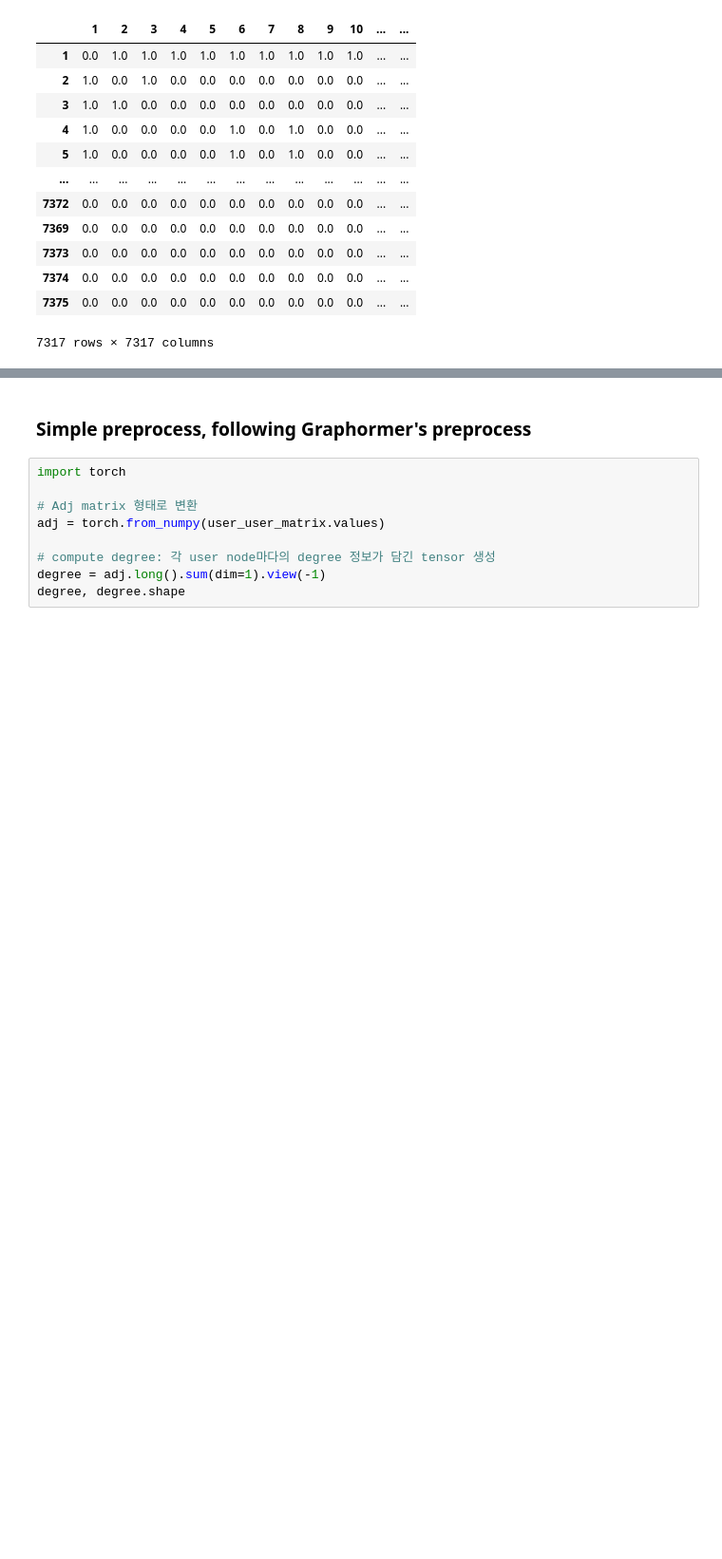
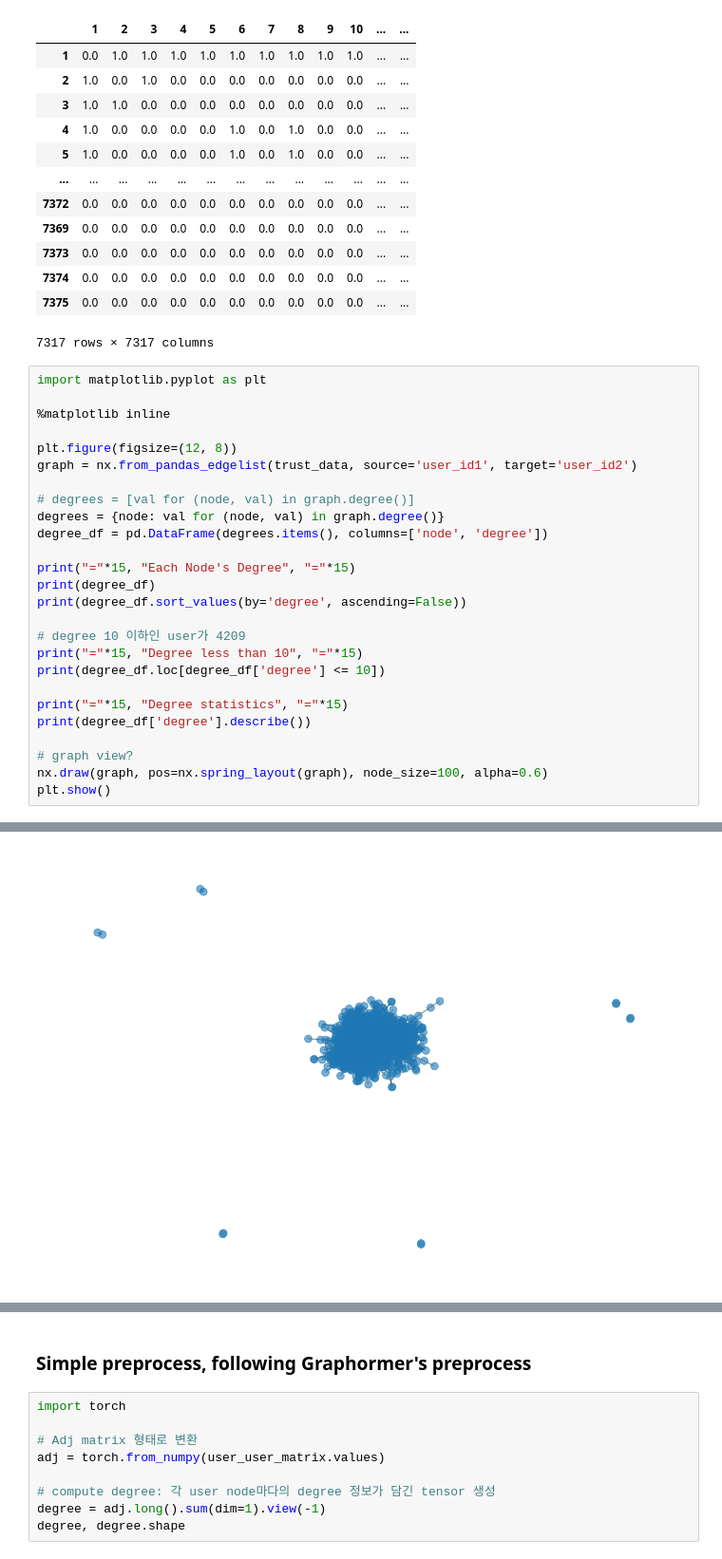
Before and after one commit to mlsys-lab-sogang/Social-Rec-Sys, a Jupyter notebook: Transformer_modified/dataset_eda.ipynb, the cells around one changed output, grey strips where cells are left out. Shown at 95% size. Drawn from its saved outputs; the diff is of its cells as text; blank space fills up the shorter version.

Commit message:
EDA: trustnetwork more EDA trustnetwork plot, user's degree information (power-law graph)

```diff
--- a/Transformer_modified/dataset_eda.ipynb
+++ b/Transformer_modified/dataset_eda.ipynb
@@ -296,3 +296,30 @@ user_user_matrix
 | 7374 | 0.0 | 0.0 | 0.0 | 0.0 | 0.0 | 0.0 | 0.0 | 0.0 | 0.0 | 0.0 | ... | ... |
 | 7375 | 0.0 | 0.0 | 0.0 | 0.0 | 0.0 | 0.0 | 0.0 | 0.0 | 0.0 | 0.0 | ... | ... |
 7317 rows × 7317 columns
+# %%
+import matplotlib.pyplot as plt
+
+%matplotlib inline
+
+plt.figure(figsize=(12, 8))
+graph = nx.from_pandas_edgelist(trust_data, source='user_id1', target='user_id2')
+
+# degrees = [val for (node, val) in graph.degree()]
+degrees = {node: val for (node, val) in graph.degree()}
+degree_df = pd.DataFrame(degrees.items(), columns=['node', 'degree'])
+
+print("="*15, "Each Node's Degree", "="*15)
+print(degree_df)
+print(degree_df.sort_values(by='degree', ascending=False))
+
+# degree 10 이하인 user가 4209
+print("="*15, "Degree less than 10", "="*15)
+print(degree_df.loc[degree_df['degree'] <= 10])
+
+print("="*15, "Degree statistics", "="*15)
+print(degree_df['degree'].describe())
+
+# graph view?
+nx.draw(graph, pos=nx.spring_layout(graph), node_size=100, alpha=0.6)
+plt.show()
+# %% [output]
@@ -298,0 +343 @@ user_user_matrix
+[figure, added]
```
Also changed, not shown: parts of 2 cells of this notebook.
